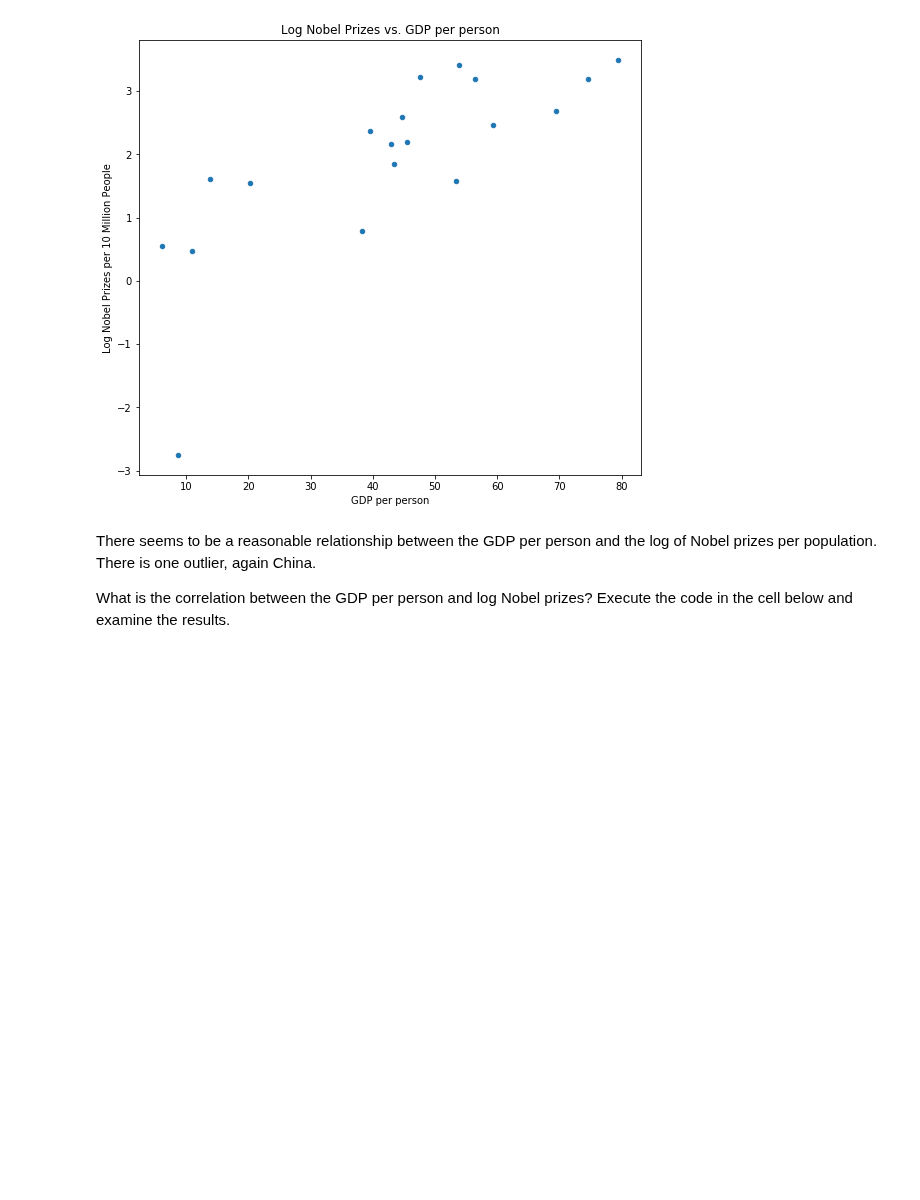
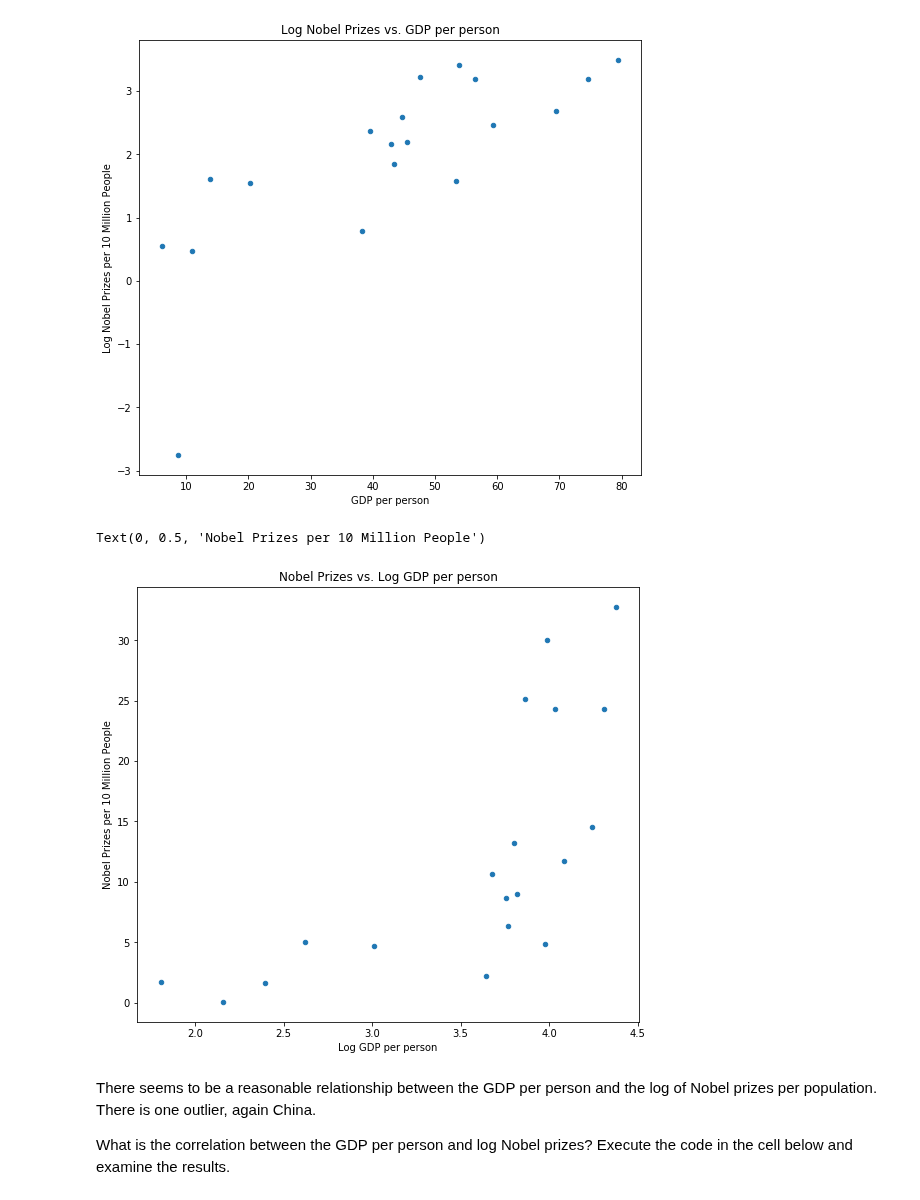
Before and after one commit to StephenElston/DataScience410, a Jupyter notebook: Lecture2/correlation.ipynb, the cells around one changed output. Cells and saved outputs as stored; diff of their text form; code cells hidden in the pictures; blank space fills up the shorter version.

```diff
--- a/Lecture2/correlation.ipynb
+++ b/Lecture2/correlation.ipynb
@@ -157,6 +157,18 @@ ax.set_ylabel('Log Nobel Prizes per 10 Million People')# Set text for y axis
 # %% [output]
 Text(0, 0.5, 'Log Nobel Prizes per 10 Million People')
 [figure]
+# %%
+Nobel_chocolate['log_GDP_person_thousands'] = np.log(Nobel_chocolate.GDP_person_thousands)
+
+fig = plt.figure(figsize=(9, 8)) # define plot area
+ax = fig.gca() # define axis
+Nobel_chocolate.plot.scatter('log_GDP_person_thousands', 'Laureates10_million', ax = ax) # Scatter plot
+ax.set_title('Nobel Prizes vs. Log GDP per person') # Give the plot a main title
+ax.set_xlabel('Log GDP per person') # Set text for the x axis
+ax.set_ylabel('Nobel Prizes per 10 Million People')# Set text for y axis
+# %% [output]
+Text(0, 0.5, 'Nobel Prizes per 10 Million People')
+[figure, added]
 # %% [markdown]
 There seems to be a reasonable relationship between the GDP per person and the log of Nobel prizes per population. There is one outlier, again China.
 
```
Also changed, not shown: parts of 17 cells of this notebook, 4 other files.
